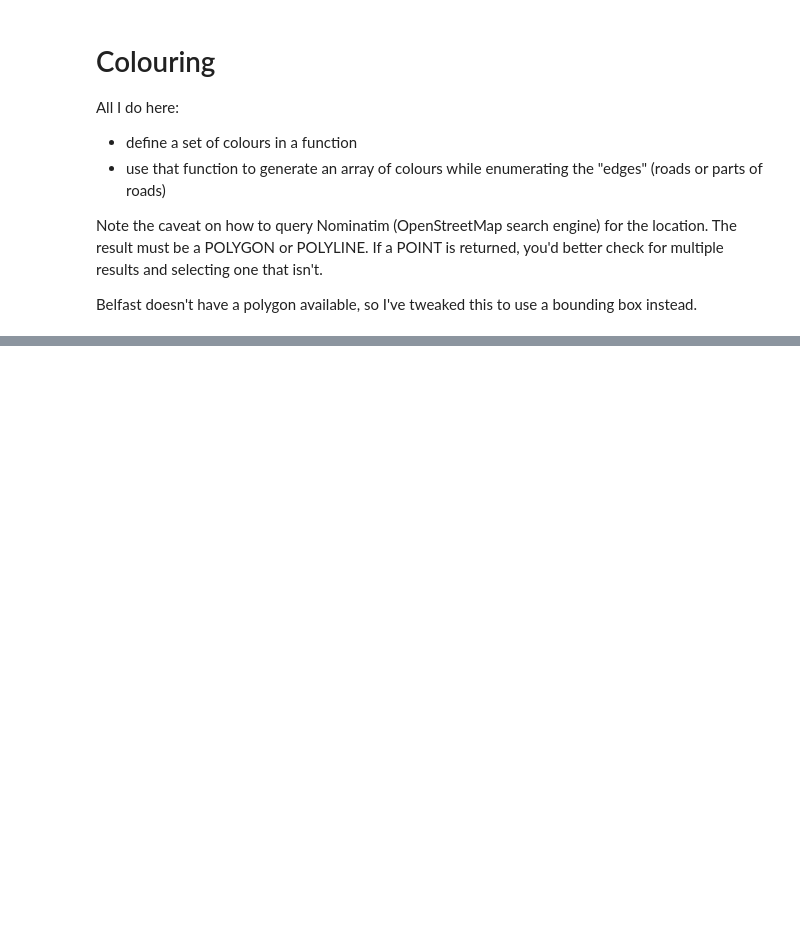
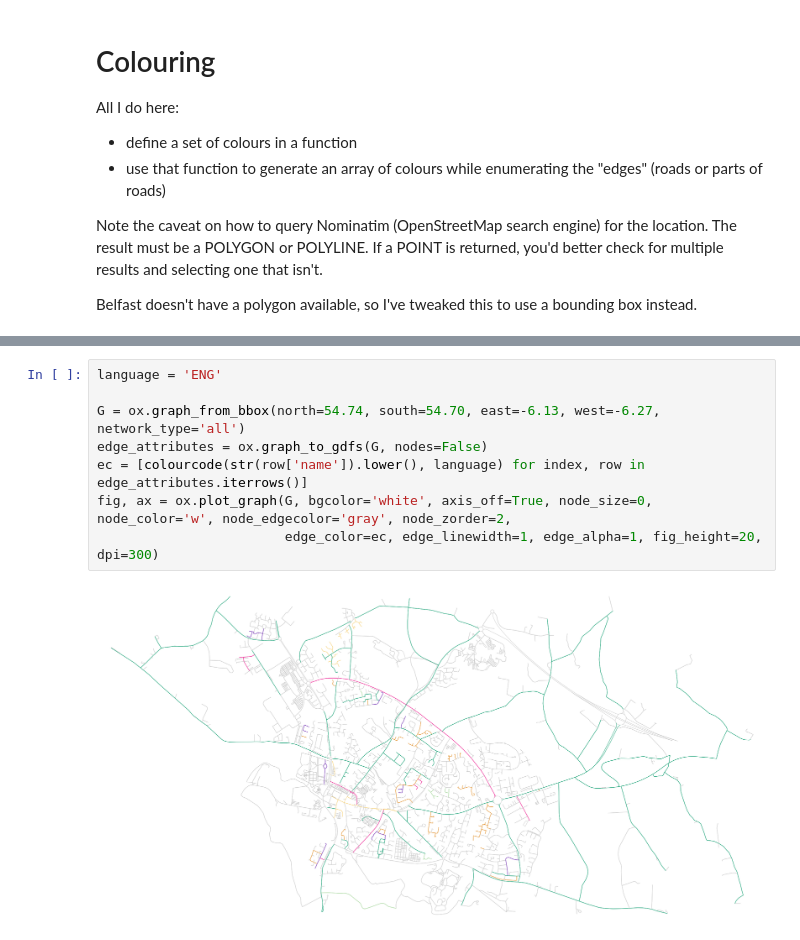
Before and after one commit to MarkPaulin/OSMnxNotebooks, a Jupyter notebook: Street colouring.ipynb, the cells around one changed output, grey strips where cells are left out. Cells and saved outputs as stored; diff of their text form; blank space fills up the shorter version.

```diff
--- a/Street colouring.ipynb
+++ b/Street colouring.ipynb
@@ -119,3 +119,13 @@ edge_attributes.head()
 | 2 | 1525022722 | 1525022797 | 0 | [149557336, 139156373] | residential | Ballyroney hill | False | 100.488 | LINESTRING (-5.92990 54.65085, -5... | NaN | NaN | ... |
 | 3 | 461635587 | 4779197152 | 0 | 705739004 | unclassified | Braniel Road | False | 306.862 | LINESTRING (-5.98402 54.50004, -5... | 60 mph | NaN | ... |
 | 4 | 1525022728 | 1525022535 | 0 | 139156365 | residential | Serpentine Parade | False | 150.804 | LINESTRING (-5.92759 54.65086, -5... | NaN | NaN | ... |
+# %%
+language = 'ENG'
+
+G = ox.graph_from_bbox(north=54.74, south=54.70, east=-6.13, west=-6.27, network_type='all')
+edge_attributes = ox.graph_to_gdfs(G, nodes=False)
+ec = [colourcode(str(row['name']).lower(), language) for index, row in edge_attributes.iterrows()]
+fig, ax = ox.plot_graph(G, bgcolor='white', axis_off=True, node_size=0, node_color='w', node_edgecolor='gray', node_zorder=2,
+                        edge_color=ec, edge_linewidth=1, edge_alpha=1, fig_height=20, dpi=300)
+# %% [output]
+[figure, added]
```
Also changed, not shown: parts of 2 cells of this notebook.
